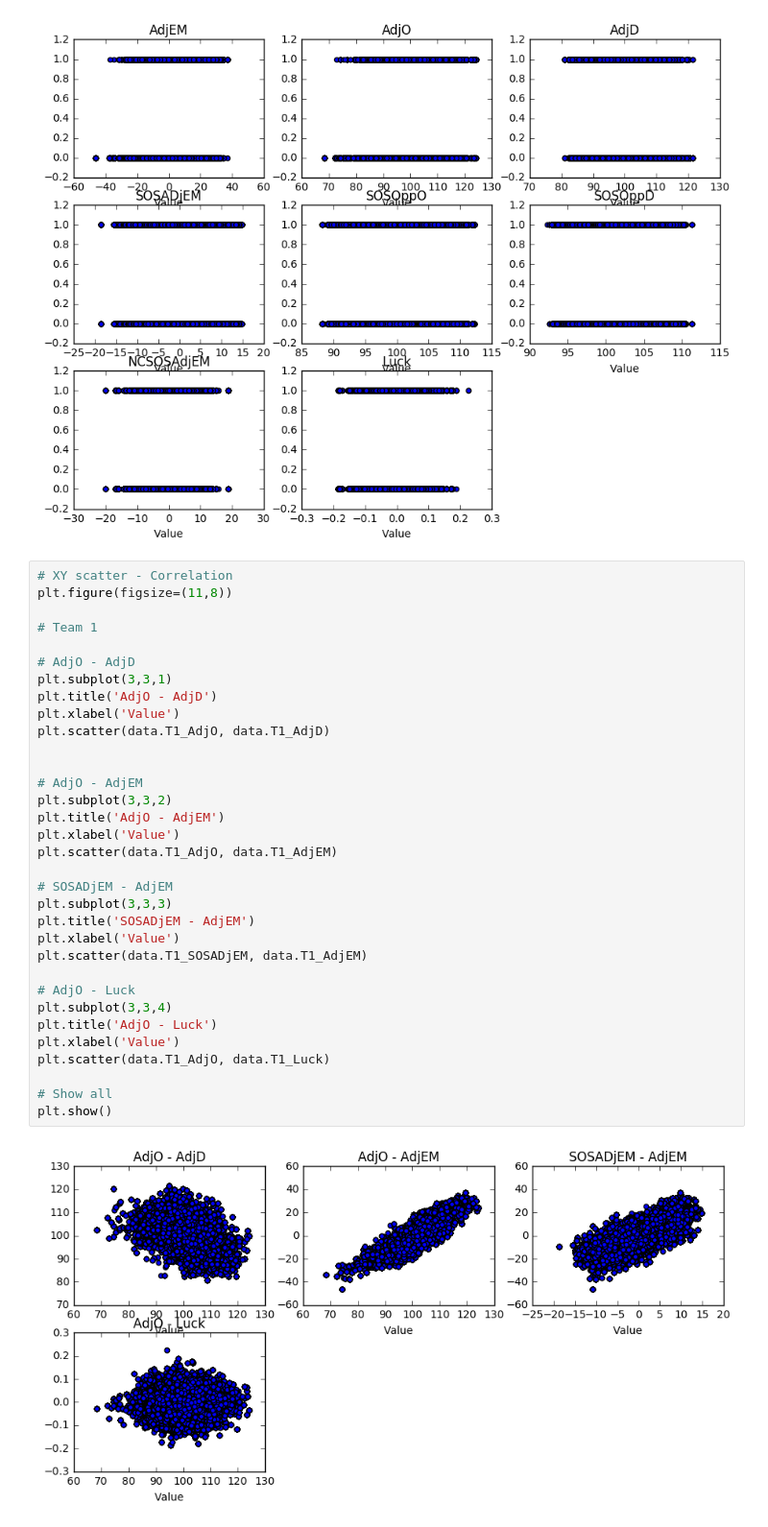
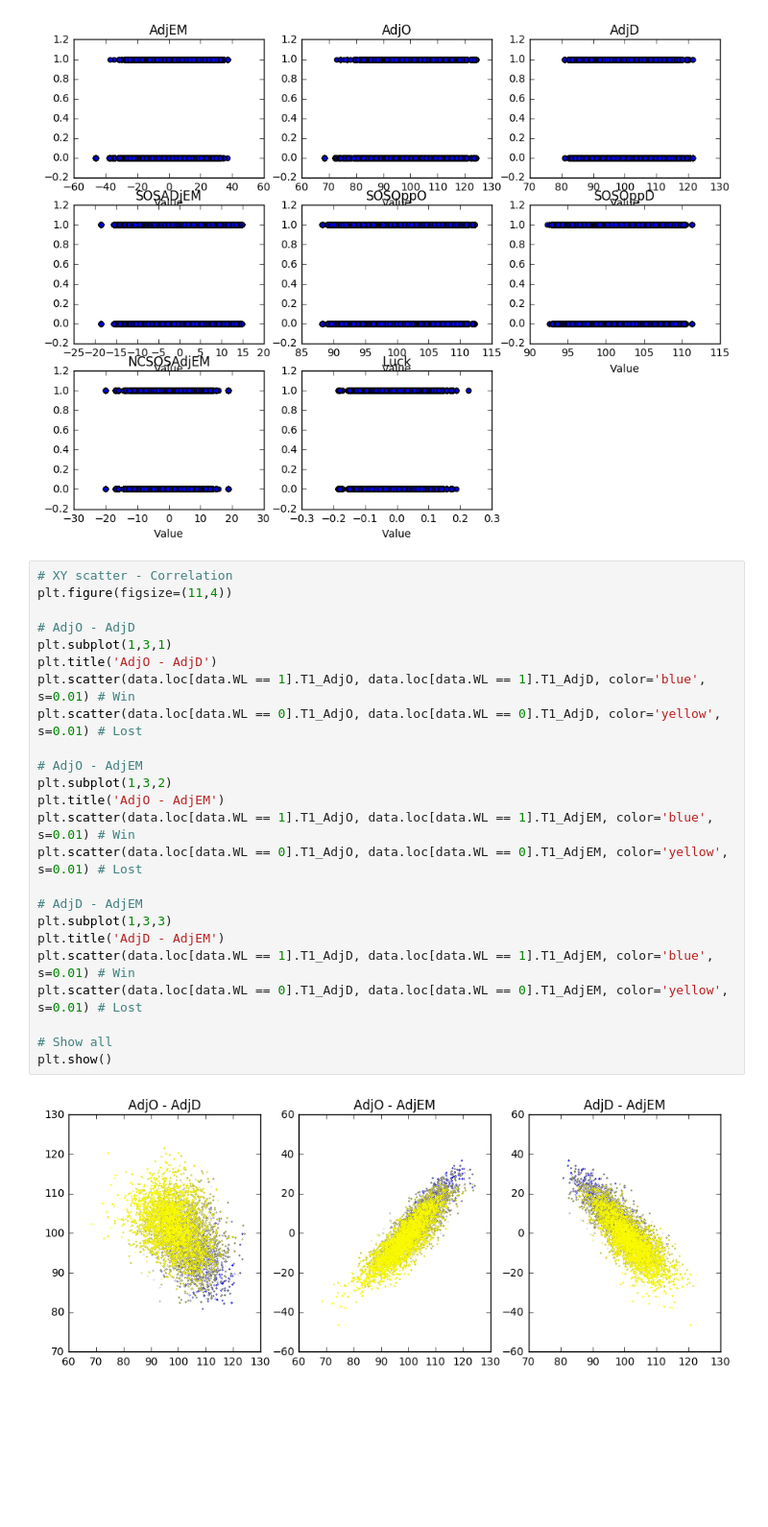
Before and after one commit to Iviglious/basket_predict_ncaa, a Jupyter notebook: DA - NCAA - Feature Digrams A.ipynb, the cells around one changed output. Shown: that part at 96% size. Cells and saved outputs as stored; diff of their text form; blank space fills up the shorter version.

Commit message:
Added images, updated histograms and docx with exploration details

```diff
--- a/DA - NCAA - Feature Digrams A.ipynb
+++ b/DA - NCAA - Feature Digrams A.ipynb
@@ -168,36 +168,27 @@ plt.show()
 [figure]
 # %%
 # XY scatter - Correlation
-plt.figure(figsize=(11,8))
-
-# Team 1
+plt.figure(figsize=(11,4))
 
 # AdjO - AdjD
-plt.subplot(3,3,1)
+plt.subplot(1,3,1)
 plt.title('AdjO - AdjD')
-plt.xlabel('Value')
-plt.scatter(data.T1_AdjO, data.T1_AdjD)
-
+plt.scatter(data.loc[data.WL == 1].T1_AdjO, data.loc[data.WL == 1].T1_AdjD, color='blue', s=0.01) # Win
+plt.scatter(data.loc[data.WL == 0].T1_AdjO, data.loc[data.WL == 0].T1_AdjD, color='yellow', s=0.01) # Lost
 
 # AdjO - AdjEM
-plt.subplot(3,3,2)
+plt.subplot(1,3,2)
 plt.title('AdjO - AdjEM')
-plt.xlabel('Value')
-plt.scatter(data.T1_AdjO, data.T1_AdjEM)
+plt.scatter(data.loc[data.WL == 1].T1_AdjO, data.loc[data.WL == 1].T1_AdjEM, color='blue', s=0.01) # Win
+plt.scatter(data.loc[data.WL == 0].T1_AdjO, data.loc[data.WL == 0].T1_AdjEM, color='yellow', s=0.01) # Lost
 
-# SOSADjEM - AdjEM
-plt.subplot(3,3,3)
-plt.title('SOSADjEM - AdjEM')
-plt.xlabel('Value')
-plt.scatter(data.T1_SOSADjEM, data.T1_AdjEM)
-
-# AdjO - Luck
-plt.subplot(3,3,4)
-plt.title('AdjO - Luck')
-plt.xlabel('Value')
-plt.scatter(data.T1_AdjO, data.T1_Luck)
+# AdjD - AdjEM
+plt.subplot(1,3,3)
+plt.title('AdjD - AdjEM')
+plt.scatter(data.loc[data.WL == 1].T1_AdjD, data.loc[data.WL == 1].T1_AdjEM, color='blue', s=0.01) # Win
+plt.scatter(data.loc[data.WL == 0].T1_AdjD, data.loc[data.WL == 0].T1_AdjEM, color='yellow', s=0.01) # Lost
 
 # Show all
 plt.show()
 # %% [output]
-[figure, old version]
+[figure, new version]
```
Also changed, not shown: parts of 4 cells of this notebook, 12 other files.
